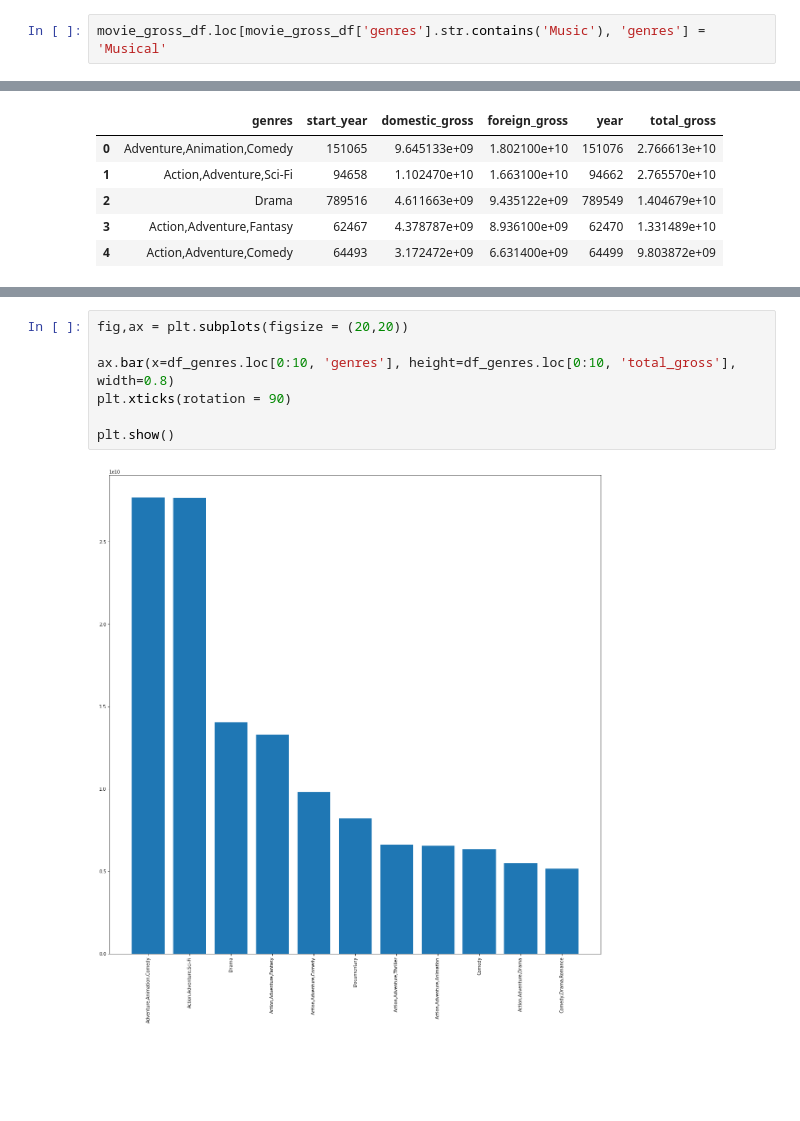
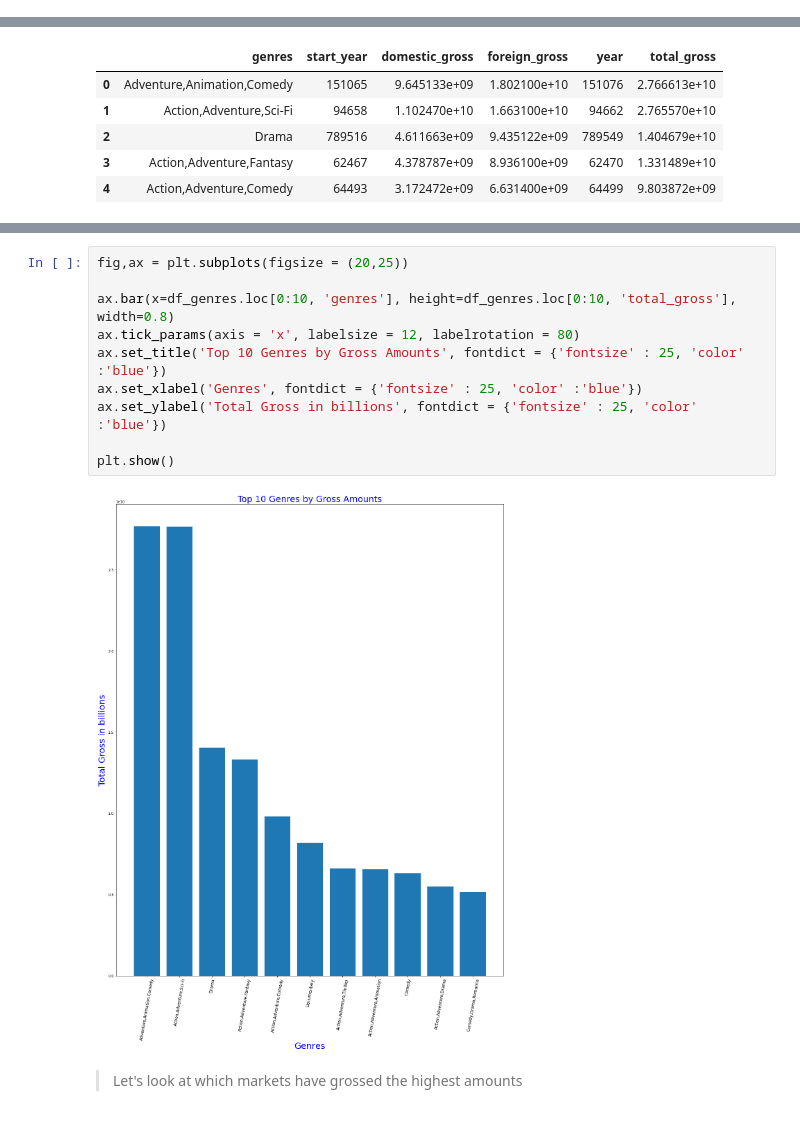
Before and after one commit to rahulakrish/movie_studio_recommendation, a Jupyter notebook: project_notebook.ipynb, the cells around one changed output, grey strips where cells are left out. Saved outputs shown, nothing was run; the diff lists cells and outputs as text; blank space fills up the shorter version.

Commit message:
sorted by markets

```diff
--- a/project_notebook.ipynb
+++ b/project_notebook.ipynb
@@ -465,2 +402,0 @@ genres_dict
-# %%
-movie_gross_df.loc[movie_gross_df['genres'].str.contains('Music'), 'genres'] = 'Musical'
@@ -505,11 +435,16 @@ df_genres.head()
 | 3 | Action,Adventure,Fantasy | 62467 | 4.378787e+09 | 8.936100e+09 | 62470 | 1.331489e+10 | $13,314,887,000 |
 | 4 | Action,Adventure,Comedy | 64493 | 3.172472e+09 | 6.631400e+09 | 64499 | 9.803872e+09 | $9,803,872,299 |
 # %%
-fig,ax = plt.subplots(figsize = (20,20))
+fig,ax = plt.subplots(figsize = (20,25))
 
 ax.bar(x=df_genres.loc[0:10, 'genres'], height=df_genres.loc[0:10, 'total_gross'], width=0.8)
-plt.xticks(rotation = 90)
+ax.tick_params(axis = 'x', labelsize = 12, labelrotation = 80)
+ax.set_title('Top 10 Genres by Gross Amounts', fontdict = {'fontsize' : 25, 'color' :'blue'})
+ax.set_xlabel('Genres', fontdict = {'fontsize' : 25, 'color' :'blue'})
+ax.set_ylabel('Total Gross in billions', fontdict = {'fontsize' : 25, 'color' :'blue'})
 
 plt.show()
 # %% [output]
-[figure, old version]
+[figure, new version]
+# %% [markdown]
+> Let's look at which markets have grossed the highest amounts
```
Also changed, not shown: parts of 45 cells of this notebook.
